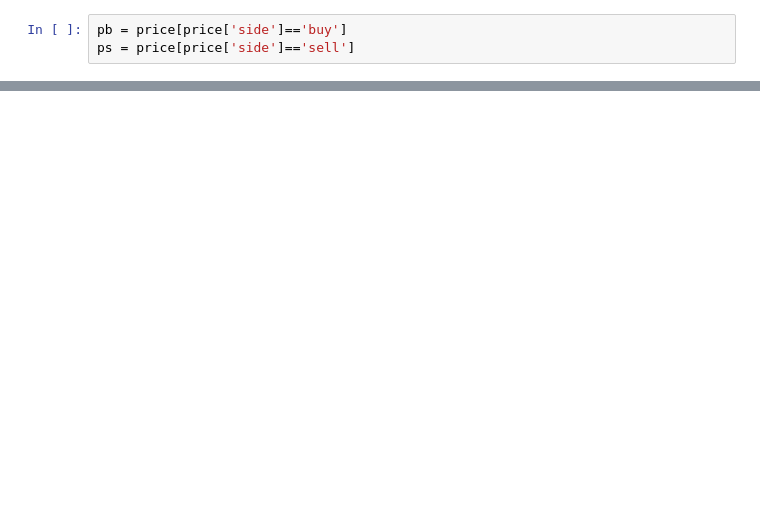
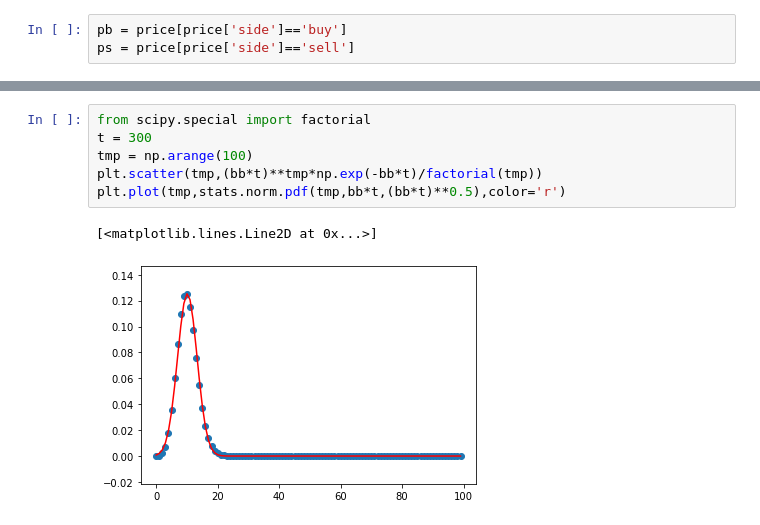
Before and after one commit to oskuH/IDS22-crypto, a Jupyter notebook: main.ipynb, the cells around one changed output, grey strips where cells are left out. Saved outputs shown, nothing was run; the diff lists cells and outputs as text; blank space fills up the shorter version.

```diff
--- a/main.ipynb
+++ b/main.ipynb
@@ -227,0 +268,9 @@ print(1/bs)
+# %%
+from scipy.special import factorial
+t = 300
+tmp = np.arange(100)
+plt.scatter(tmp,(bb*t)**tmp*np.exp(-bb*t)/factorial(tmp))
+plt.plot(tmp,stats.norm.pdf(tmp,bb*t,(bb*t)**0.5),color='r')
+# %% [output]
+[<matplotlib.lines.Line2D at 0x...>]
+[figure, added]
```
Also changed, not shown: parts of 17 cells of this notebook.
